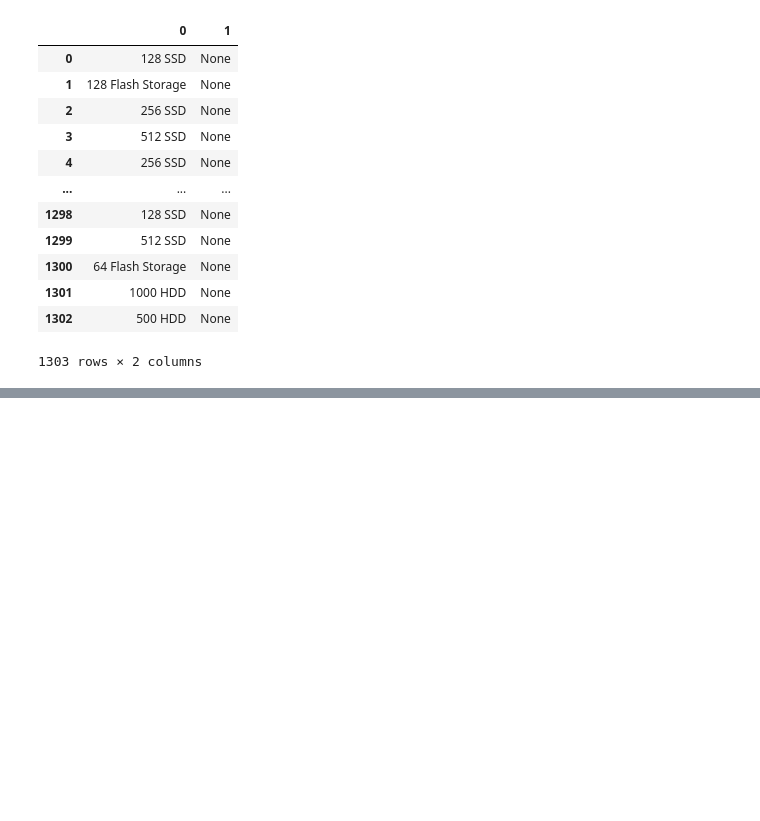
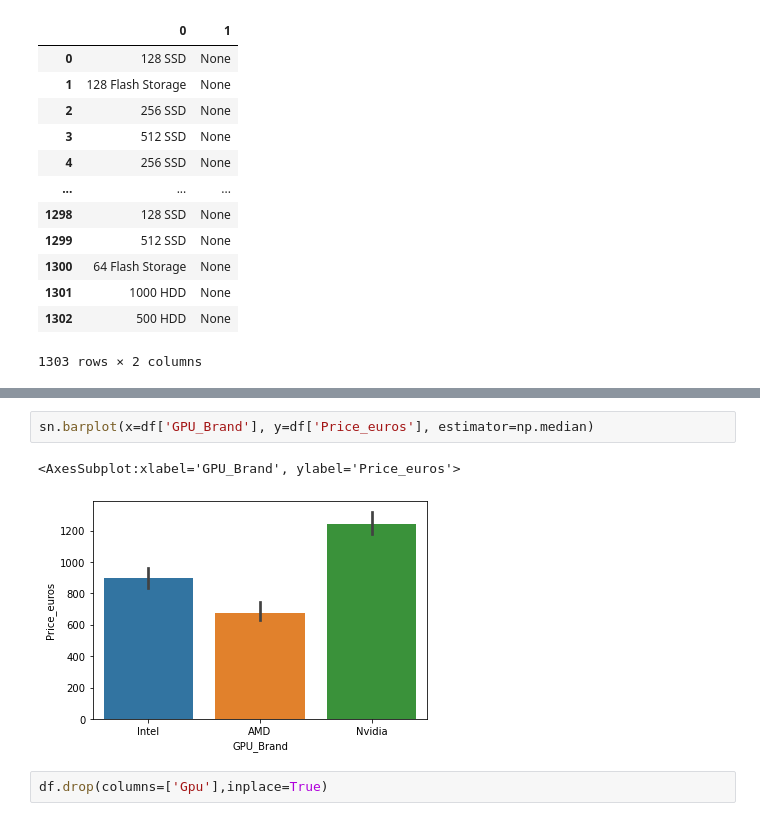
Before and after one commit to sergemad/Laptop_Price_Predictor, a Jupyter notebook: model.ipynb, the cells around one changed output, grey strips where cells are left out. Saved outputs shown, nothing was run; the diff lists cells and outputs as text; blank space fills up the shorter version.

```diff
--- a/model.ipynb
+++ b/model.ipynb
@@ -541,0 +685,7 @@ df.head()
+# %%
+sn.barplot(x=df['GPU_Brand'], y=df['Price_euros'], estimator=np.median)
+# %% [output]
+<AxesSubplot:xlabel='GPU_Brand', ylabel='Price_euros'>
+[figure, added]
+# %%
+df.drop(columns=['Gpu'],inplace=True)
```
Also changed, not shown: parts of 42 cells of this notebook.
